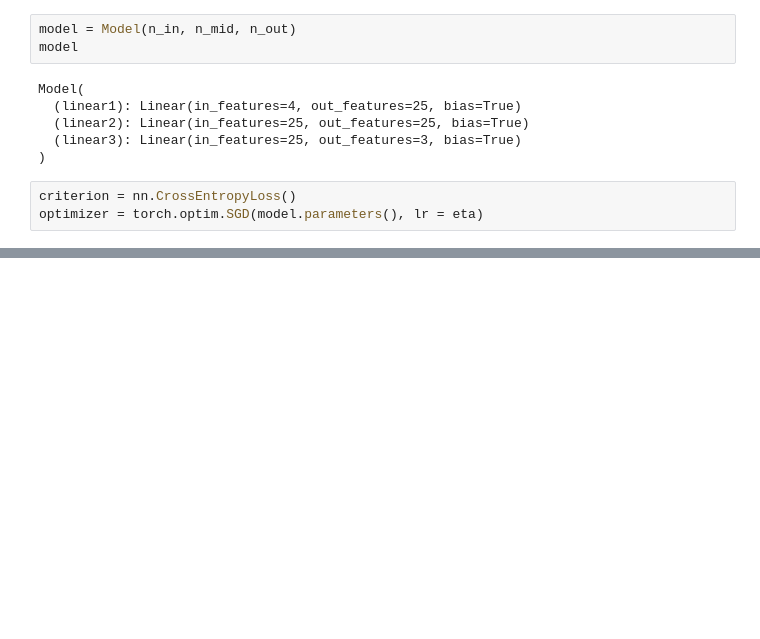
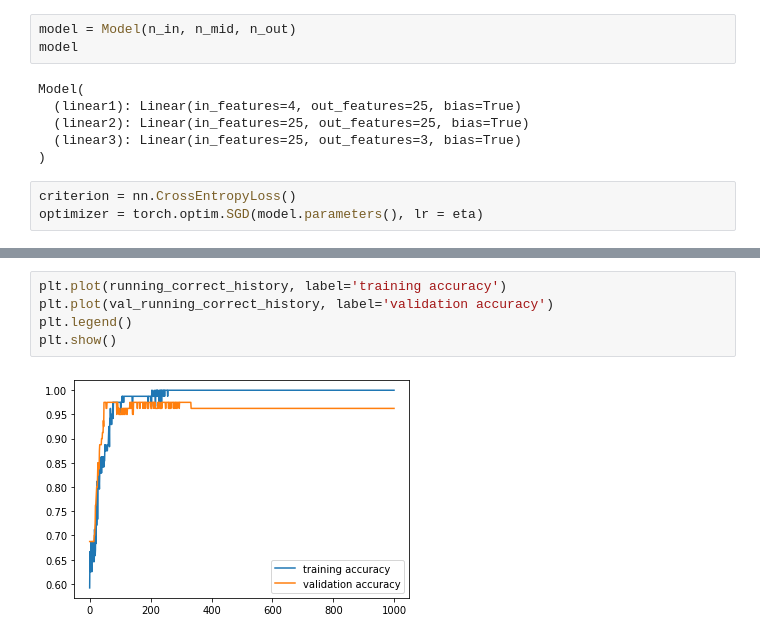
Before and after one commit to BoshiLee/pytorch_learning, a Jupyter notebook: iris_sgd.ipynb, the cells around one changed output, grey strips where cells are left out. Cells and saved outputs as stored; diff of their text form; blank space fills up the shorter version.

```diff
--- a/iris_sgd.ipynb
+++ b/iris_sgd.ipynb
@@ -210,0 +223,7 @@ plt.plot(running_loss_history)
+# %%
+plt.plot(running_correct_history, label='training accuracy')
+plt.plot(val_running_correct_history, label='validation accuracy')
+plt.legend()
+plt.show()
+# %% [output]
+[figure, added]
```
Also changed, not shown: parts of 5 cells of this notebook.
